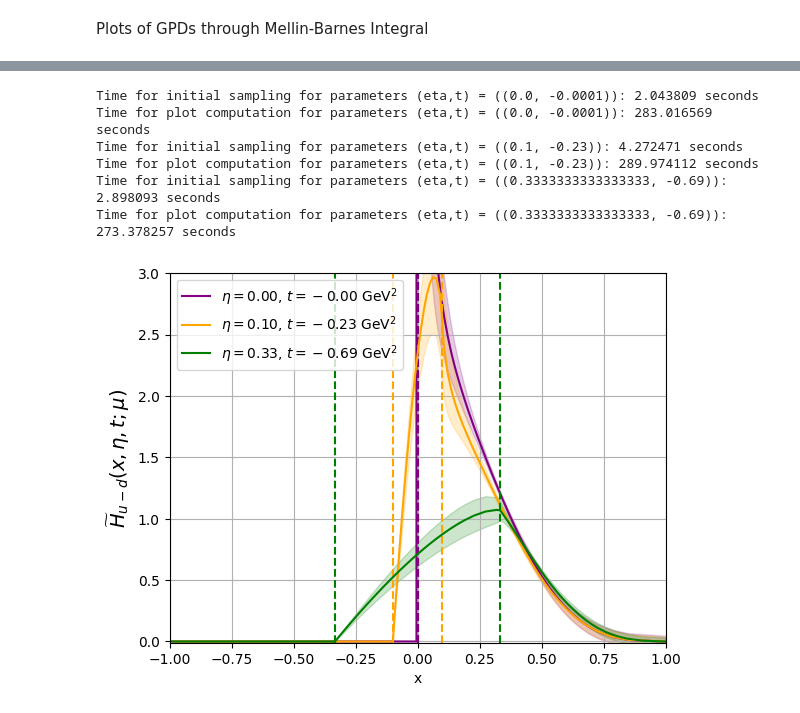
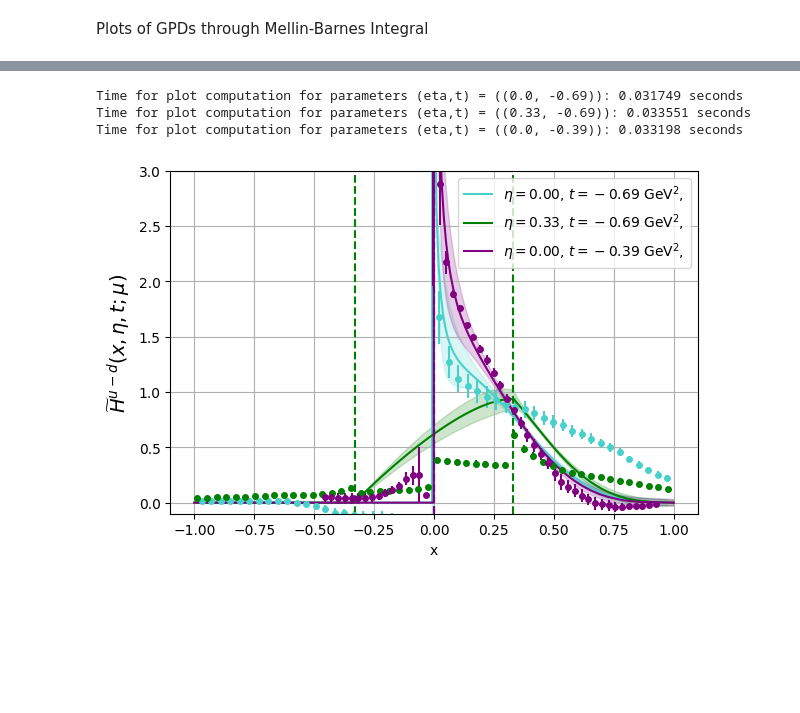
Before and after one commit to HechenMountain/stringy-gpds, a Jupyter notebook: StringBasedGPD.ipynb, the cells around one changed output, grey strips where cells are left out. Cells and saved outputs as stored; diff of their text form; code cells hidden in the pictures; blank space fills up the shorter version.

```diff
--- a/StringBasedGPD.ipynb
+++ b/StringBasedGPD.ipynb
@@ -335,10 +353,7 @@ Time for plot computation for parameters (eta,t) = ((0.1, -0.23)): 215.023897 se
 # %%
-plot_gpds(particle="quark",moment_type="NonSingletIsovector",moment_label="Atilde",plot_legend=True)
+plot_gpd_data(particle="quark",gpd_type="NonSingletIsovector",gpd_label="Htilde",read_from_file=True,write_to_file=False,plot_legend=True)
 # %% [output]
-Time for initial sampling for parameters (eta,t) = ((0.0, -0.0001)): 2.043809 seconds
-Time for plot computation for parameters (eta,t) = ((0.0, -0.0001)): 283.016569 seconds
-Time for initial sampling for parameters (eta,t) = ((0.1, -0.23)): 4.272471 seconds
-Time for plot computation for parameters (eta,t) = ((0.1, -0.23)): 289.974112 seconds
-Time for initial sampling for parameters (eta,t) = ((0.3333333333333333, -0.69)): 2.898093 seconds
-Time for plot computation for parameters (eta,t) = ((0.3333333333333333, -0.69)): 273.378257 seconds
+Time for plot computation for parameters (eta,t) = ((0.0, -0.69)): 0.031749 seconds
+Time for plot computation for parameters (eta,t) = ((0.33, -0.69)): 0.033551 seconds
+Time for plot computation for parameters (eta,t) = ((0.0, -0.39)): 0.033198 seconds
-[figure, old version]
+[figure, new version]
```
Also changed, not shown: parts of 24 cells of this notebook, 1 other file.
